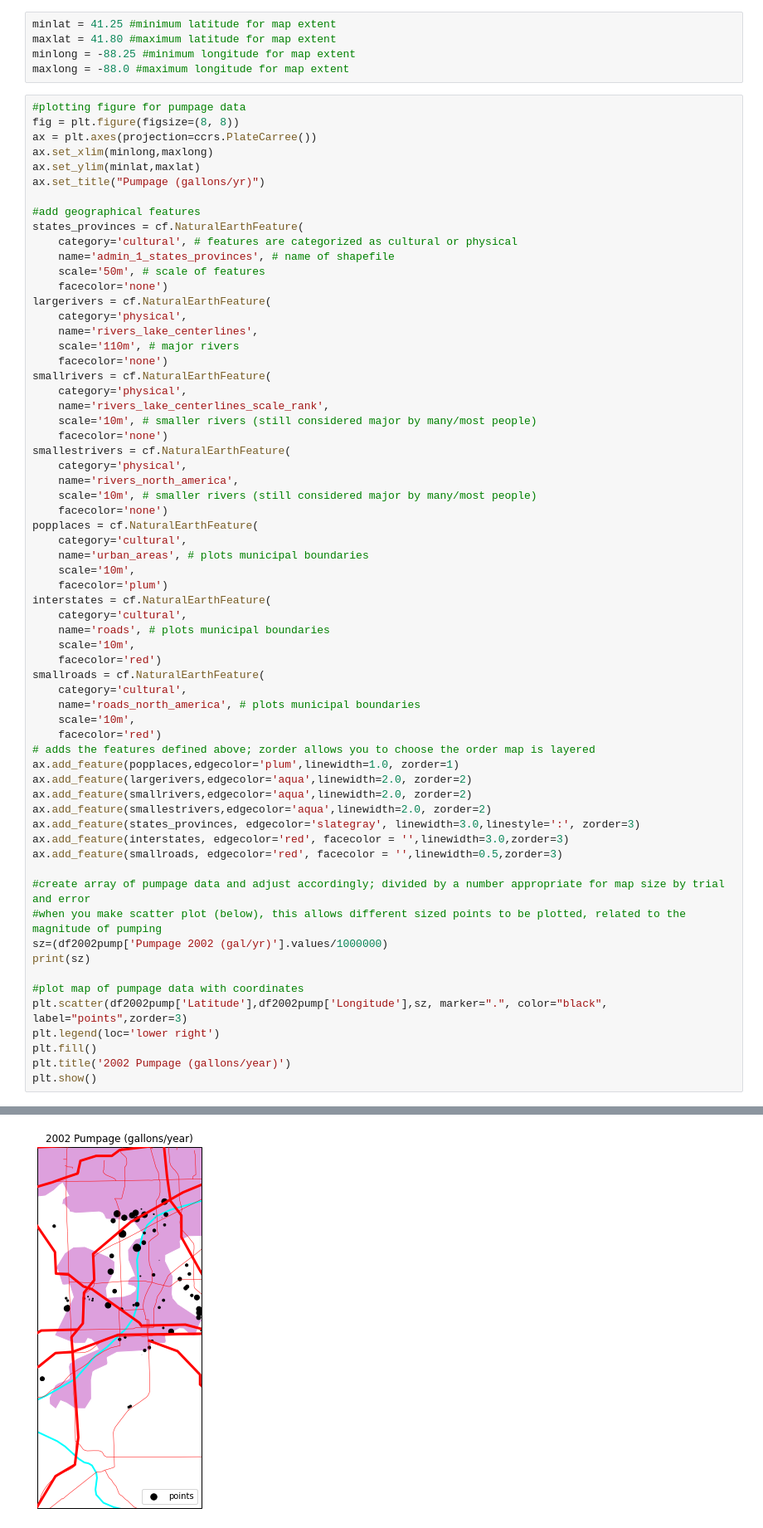
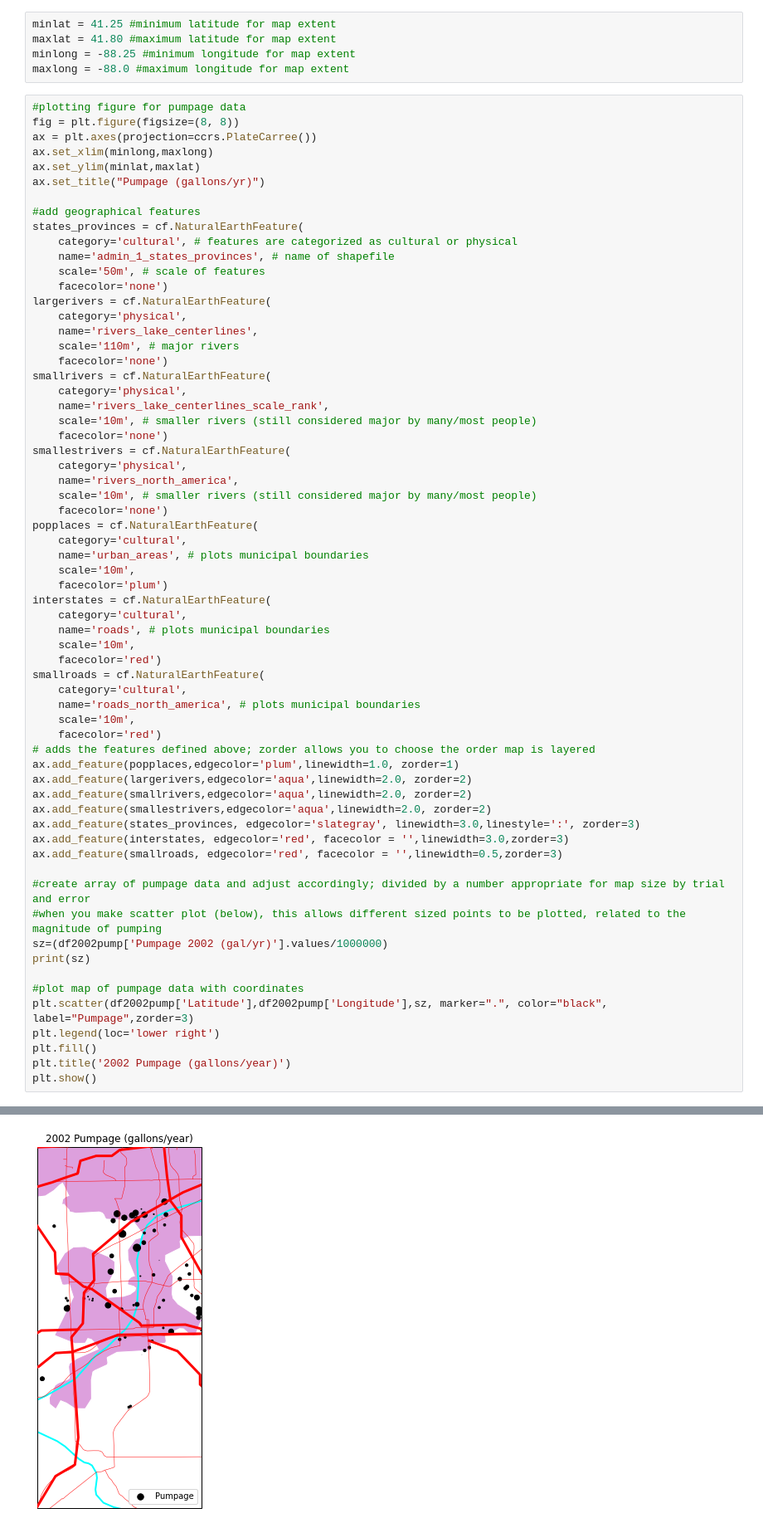
Before and after one commit to dbabrams/ShallowDolomite_Group, a Jupyter notebook: PumpageMapFinal.ipynb, the cells around one changed output, grey strips where cells are left out. Shown at 83% size. Drawn from its saved outputs; the diff is of its cells as text.

```diff
--- a/PumpageMapFinal.ipynb
+++ b/PumpageMapFinal.ipynb
@@ -124,32 +141,32 @@ ax.add_feature(interstates, edgecolor='red', facecolor = '',linewidth=3.0,zorder
 ax.add_feature(smallroads, edgecolor='red', facecolor = '',linewidth=0.5,zorder=3)
 
 #create array of pumpage data and adjust accordingly; divided by a number appropriate for map size by trial and error
 #when you make scatter plot (below), this allows different sized points to be plotted, related to the magnitude of pumping
 sz=(df2002pump['Pumpage 2002 (gal/yr)'].values/1000000)
 print(sz)
 
 #plot map of pumpage data with coordinates
-plt.scatter(df2002pump['Latitude'],df2002pump['Longitude'],sz, marker=".", color="black", label="points",zorder=3)
+plt.scatter(df2002pump['Latitude'],df2002pump['Longitude'],sz, marker=".", color="black", label="Pumpage",zorder=3)
 plt.legend(loc='lower right')
 plt.fill()
 plt.title('2002 Pumpage (gallons/year)')
 plt.show()
 # %% [output]
 [1.52400000e+02 2.00000000e+01 0.00000000e+00 4.11490000e+01
  0.00000000e+00 0.00000000e+00 0.00000000e+00 1.84302000e+02
  1.05749000e+02 0.00000000e+00 4.39940000e+01 4.03150000e+01
  3.79860000e+01 0.00000000e+00 0.00000000e+00 4.09200000e+01
  0.00000000e+00 0.00000000e+00 0.00000000e+00 0.00000000e+00
  0.00000000e+00 2.63709000e+01 1.08568800e+01 3.01796000e+01
  0.00000000e+00 1.83780300e+02 0.00000000e+00 9.40912000e+01
  0.00000000e+00 8.32025000e+01 2.10150000e+00 1.56637000e+01
  0.00000000e+00 0.00000000e+00 5.20997000e+01 0.00000000e+00
  8.28638000e+01 2.90382000e+01 0.00000000e+00 3.99520000e+01
  0.00000000e+00 0.00000000e+00 5.67019000e+01 0.00000000e+00
  7.25500000e-01 8.95890000e+00 6.14550000e+00 3.54900000e-01
 ... (30 lines left out)
  4.70860000e+01 7.20360000e+01 1.82457000e+02 1.82500000e+00
  0.00000000e+00 3.97850000e+01 3.97850000e+01 1.41253000e+02
  2.15800000e+00 1.87200000e-02 2.49600000e-02 2.00000000e+01
  2.00000000e+01 6.91888000e-01 6.91887000e-01 4.00000000e-03]
-[figure, old version]
+[figure, new version]
```
Also changed, not shown: parts of 2 cells of this notebook.
